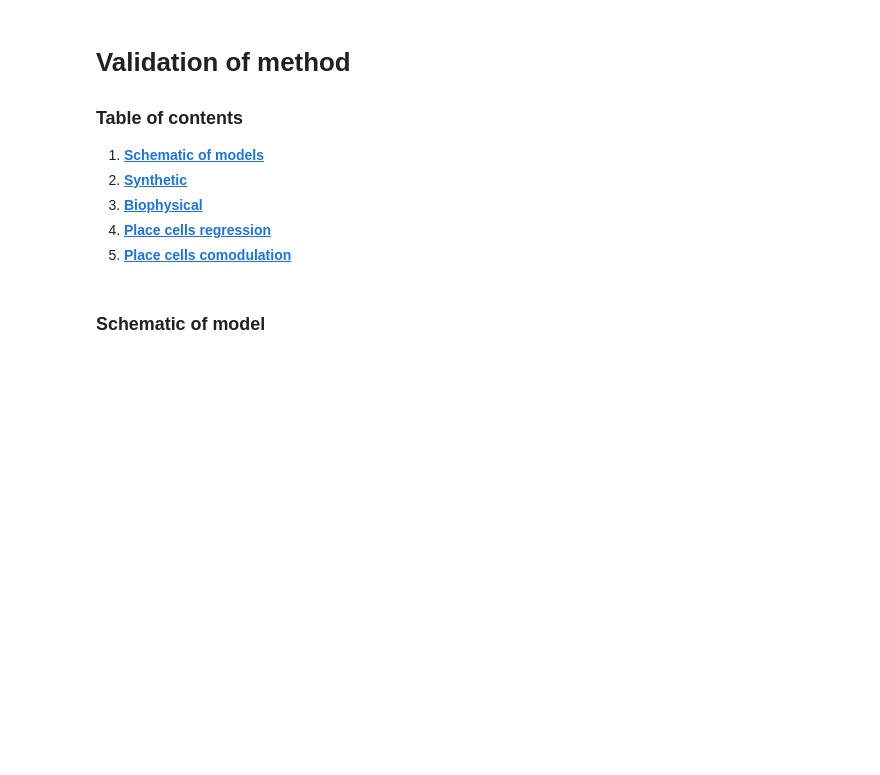
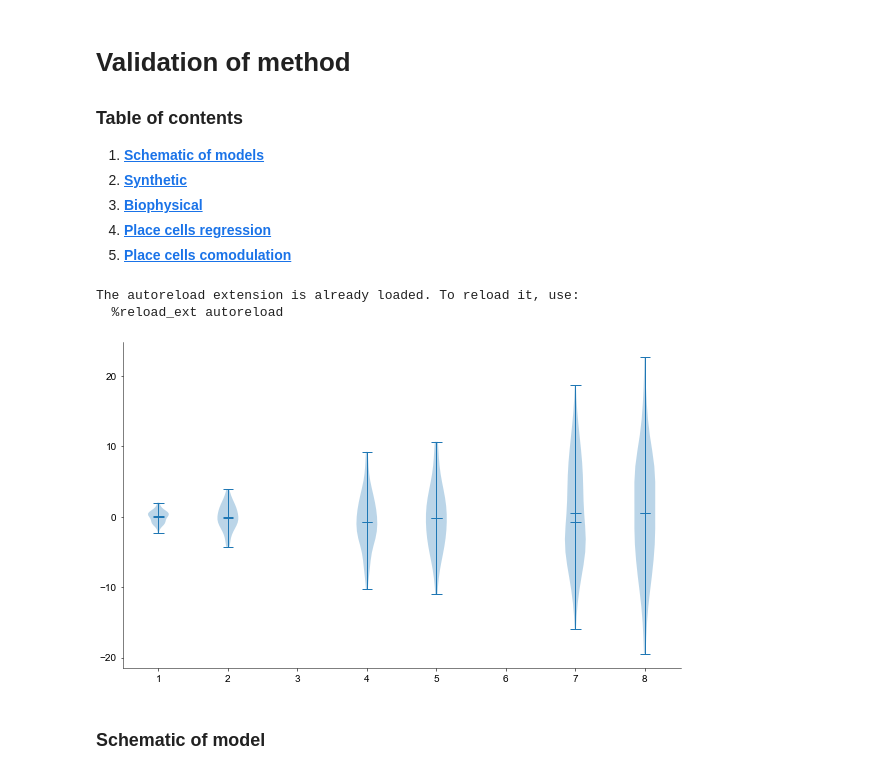
Before and after one commit to davindicode/nonparametric-nonrenewal-process, a Jupyter notebook: scripts/plots/plots.ipynb, the cells around one changed output. Saved outputs shown, nothing was run; the diff lists cells and outputs as text; code cells hidden in the pictures; blank space fills up the shorter version.

```diff
--- a/scripts/plots/plots.ipynb
+++ b/scripts/plots/plots.ipynb
@@ -29,10 +29,10 @@ import pickle
 
 import sys
 
-sys.path.append("../../GaussNeuro")
+sys.path.append("../../../GaussNeuro")
 import gaussneuro as lib
 
-sys.path.append("../scripts/fit")
+sys.path.append("../../scripts/fit")
 
 import template
 
@@ -40,6 +40,9 @@ import template
 
 import matplotlib.pyplot as plt
 plt.style.use(['paper.mplstyle'])
+# %% [output]
+The autoreload extension is already loaded. To reload it, use:
+  %reload_ext autoreload
 # %%
 jax.config.update('jax_platform_name', 'cpu')
 #jax.config.update('jax_disable_jit', True)
@@ -55,6 +58,24 @@ else:
 seed = 123
 prng_state = jr.PRNGKey(seed)
 rng = np.random.default_rng(seed)
+# %%
+# fake data
+fs = 10  # fontsize
+pos = [1, 2, 4, 5, 7, 8]
+data = [np.random.normal(0, std, size=100) for std in pos]
+
+fig, axs = plt.subplots(nrows=1, ncols=1, figsize=(10, 6))
+
+axs.violinplot(
+    data, pos, points=20, widths=0.3,
+    showmeans=True, showextrema=True, showmedians=True,
+    bw_method='silverman',
+)
+
+
+plt.show()
+# %% [output]
+[figure, added]
 # %% [markdown]
 ### Schematic of model
 # %%
```
Also changed, not shown: parts of 5 cells of this notebook, 44 other files.
